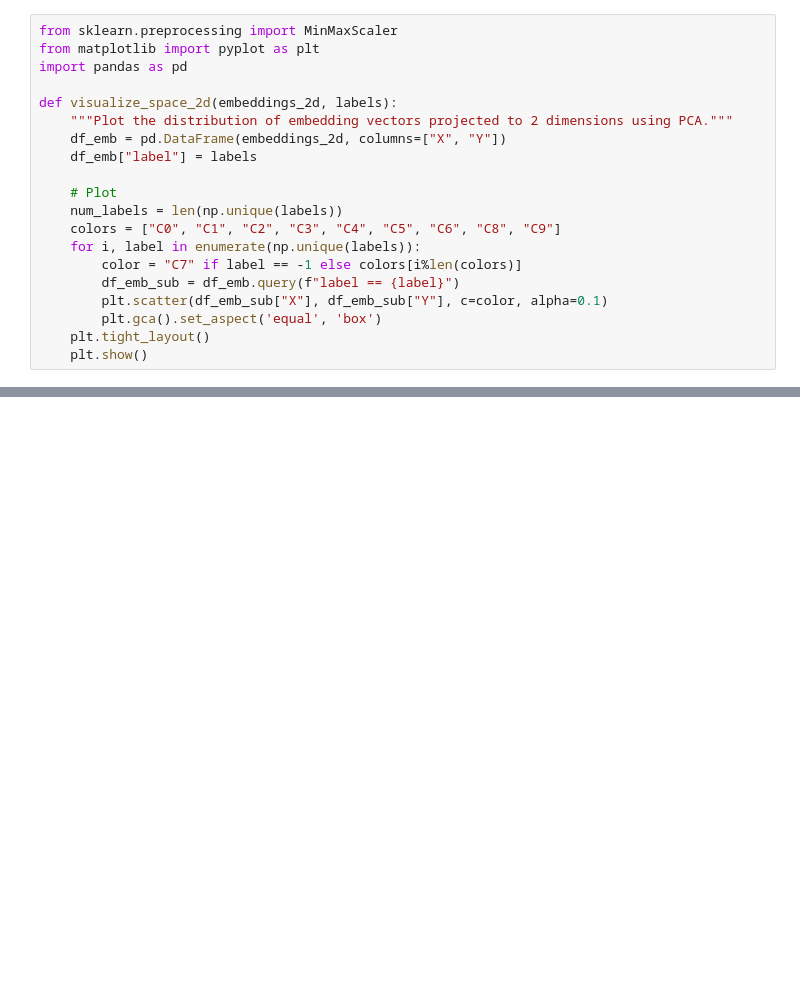
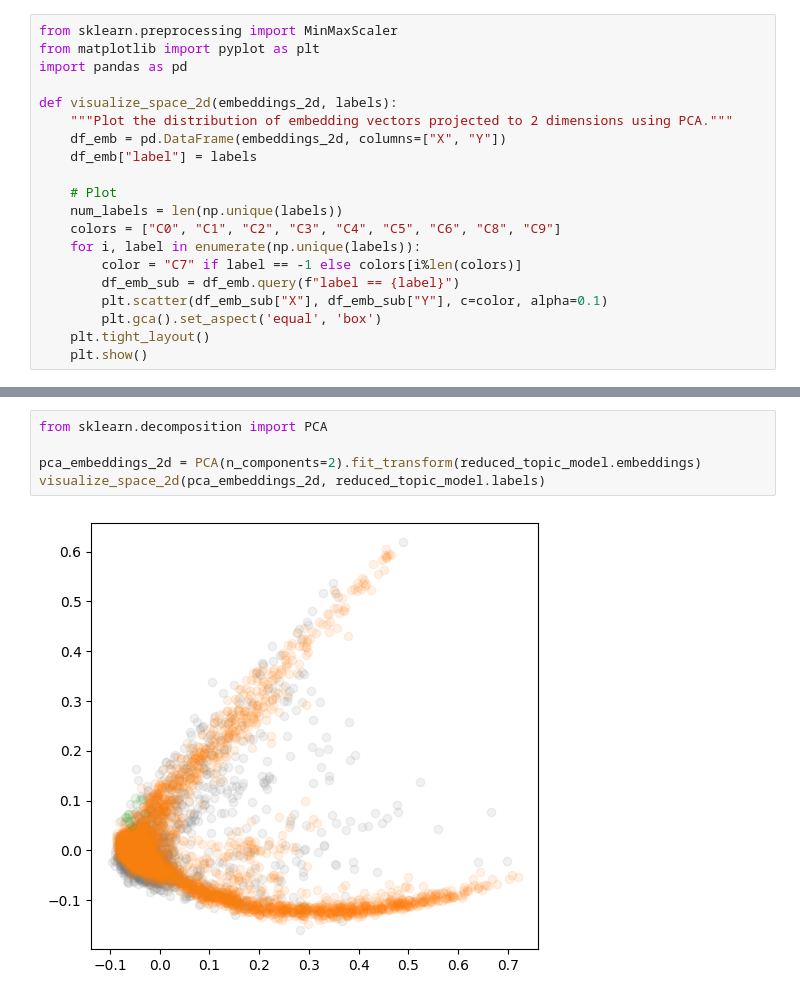
Before and after one commit to CayJoBla/ReducedEncoders, a Jupyter notebook: bert_compressed.ipynb, the cells around one changed output, grey strips where cells are left out. Drawn from its saved outputs; the diff is of its cells as text; blank space fills up the shorter version.

```diff
--- a/bert_compressed.ipynb
+++ b/bert_compressed.ipynb
@@ -286,0 +306,7 @@ visualize_space_2d(umap_embeddings_2d, reduced_topic_model.labels)
+# %%
+from sklearn.decomposition import PCA
+
+pca_embeddings_2d = PCA(n_components=2).fit_transform(reduced_topic_model.embeddings)
+visualize_space_2d(pca_embeddings_2d, reduced_topic_model.labels)
+# %% [output]
+[figure, added]
```
Also changed, not shown: parts of 13 cells of this notebook, 1 other file.
